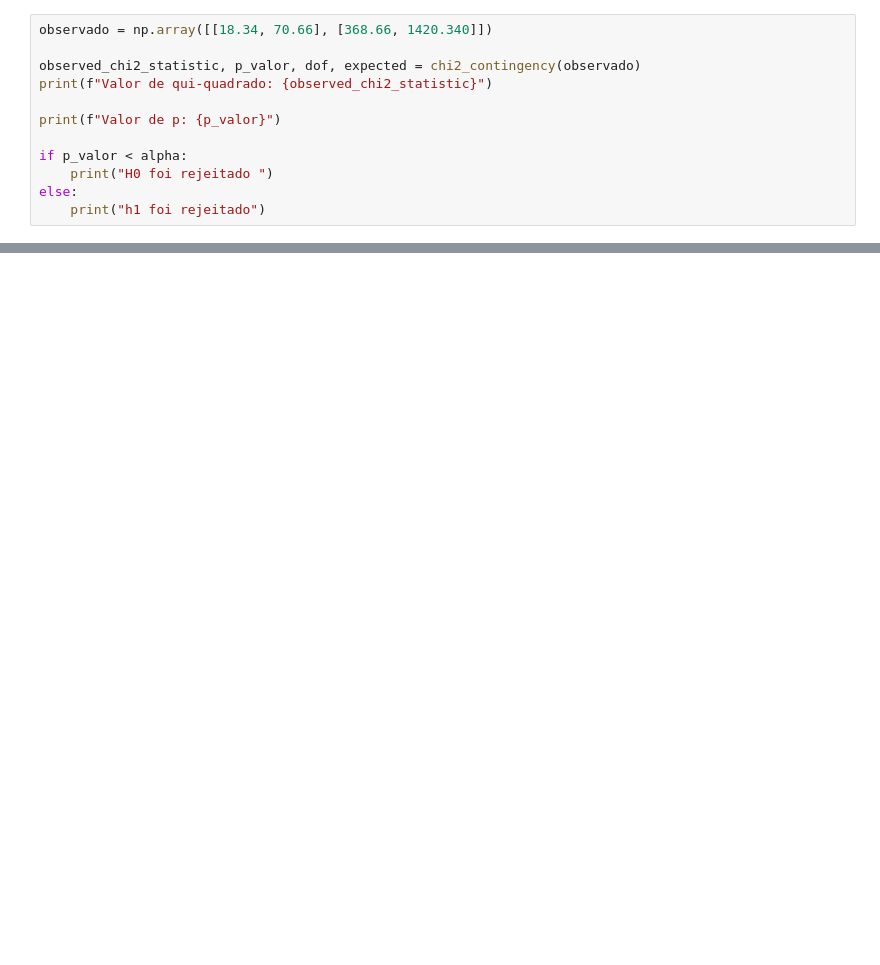
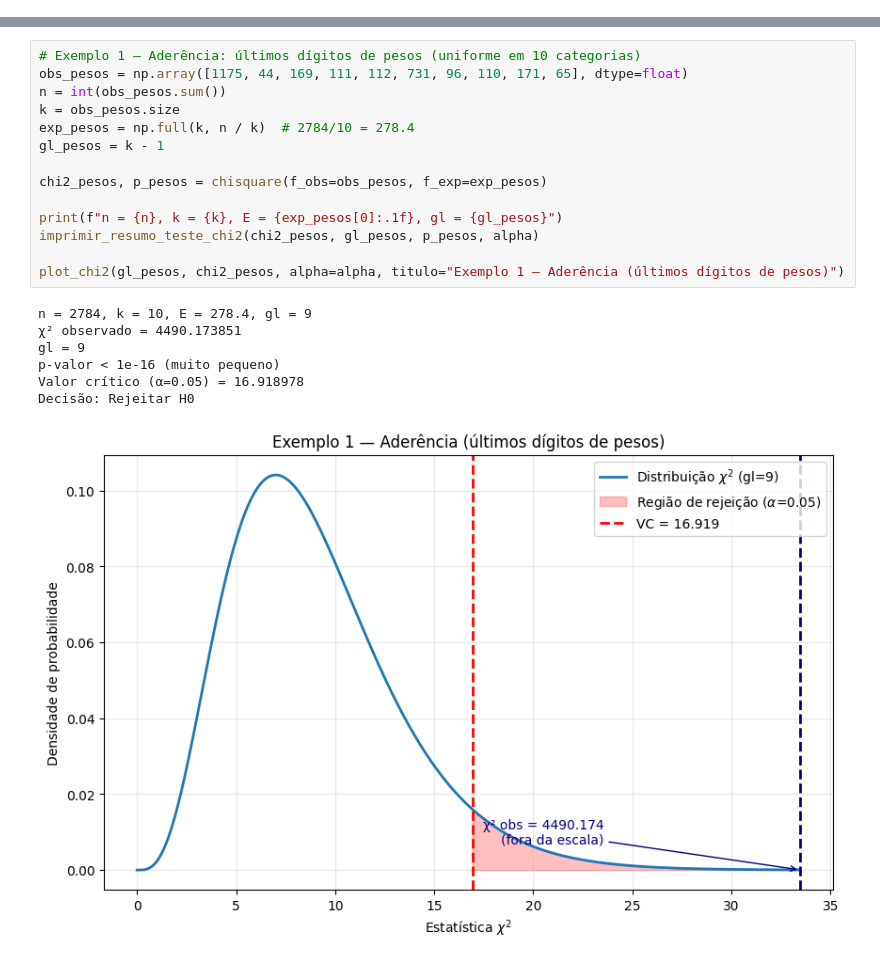
Before and after one commit to joaovitor10jvpc/inferencia, a Jupyter notebook: inferencia.ipynb, the cells around one changed output, grey strips where cells are left out. Saved outputs shown, nothing was run; the diff lists cells and outputs as text; blank space fills up the shorter version.

```diff
--- a/inferencia.ipynb
+++ b/inferencia.ipynb
@@ -168,12 +2,0 @@ plt.show()
-# %%
-observado = np.array([[18.34, 70.66], [368.66, 1420.340]])
-
-observed_chi2_statistic, p_valor, dof, expected = chi2_contingency(observado)
-print(f"Valor de qui-quadrado: {observed_chi2_statistic}")
-
-print(f"Valor de p: {p_valor}")
-
-if p_valor < alpha:
-    print("H0 foi rejeitado ")
-else:
-    print("h1 foi rejeitado")
@@ -225,0 +143,22 @@ plt.show()
+# %%
+# Exemplo 1 — Aderência: últimos dígitos de pesos (uniforme em 10 categorias)
+obs_pesos = np.array([1175, 44, 169, 111, 112, 731, 96, 110, 171, 65], dtype=float)
+n = int(obs_pesos.sum())
+k = obs_pesos.size
+exp_pesos = np.full(k, n / k)  # 2784/10 = 278.4
+gl_pesos = k - 1
+
+chi2_pesos, p_pesos = chisquare(f_obs=obs_pesos, f_exp=exp_pesos)
+
+print(f"n = {n}, k = {k}, E = {exp_pesos[0]:.1f}, gl = {gl_pesos}")
+imprimir_resumo_teste_chi2(chi2_pesos, gl_pesos, p_pesos, alpha)
+
+plot_chi2(gl_pesos, chi2_pesos, alpha=alpha, titulo="Exemplo 1 — Aderência (últimos dígitos de pesos)")
+# %% [output]
+n = 2784, k = 10, E = 278.4, gl = 9
+χ² observado = 4490.173851
+gl = 9
+p-valor < 1e-16 (muito pequeno)
+Valor crítico (α=0.05) = 16.918978
+Decisão: Rejeitar H0
+[figure, added]
```
Also changed, not shown: parts of 21 cells of this notebook, 3 other files.
